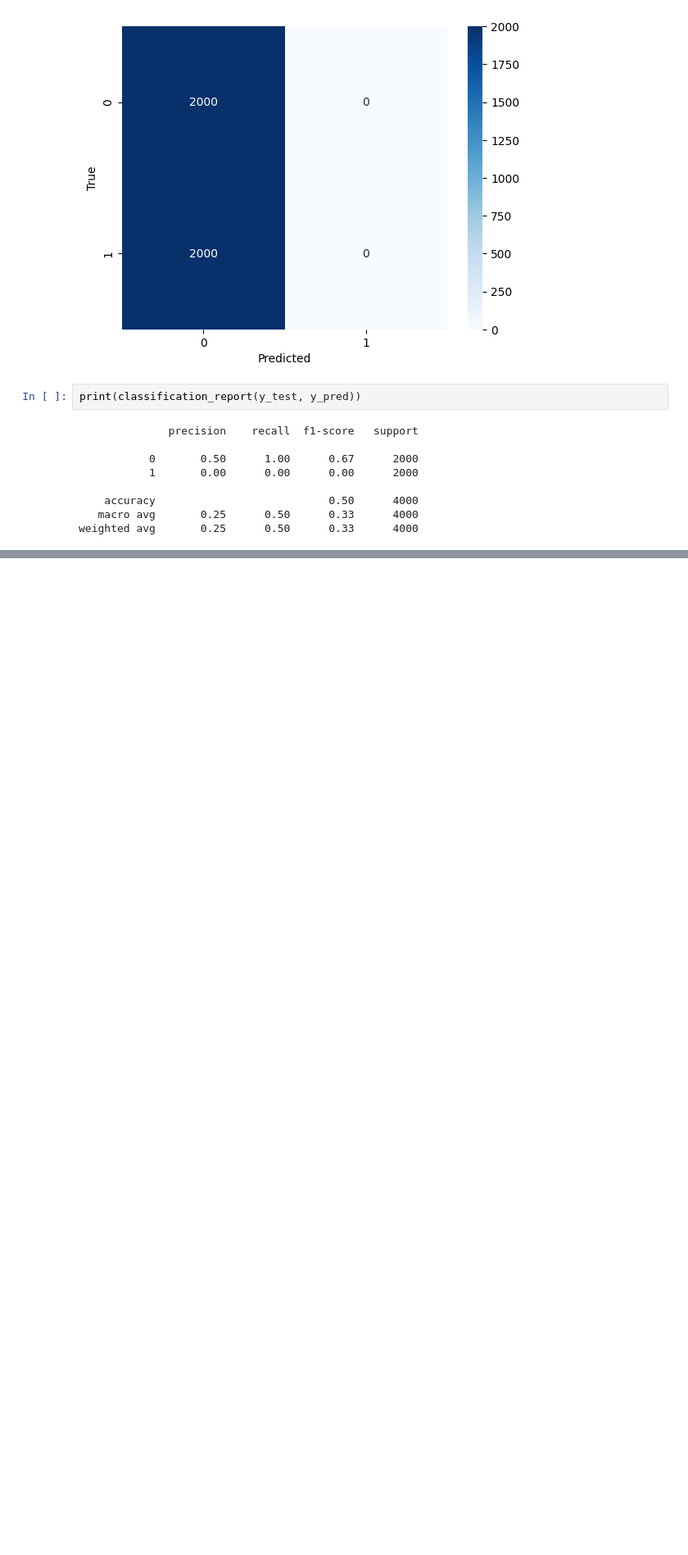
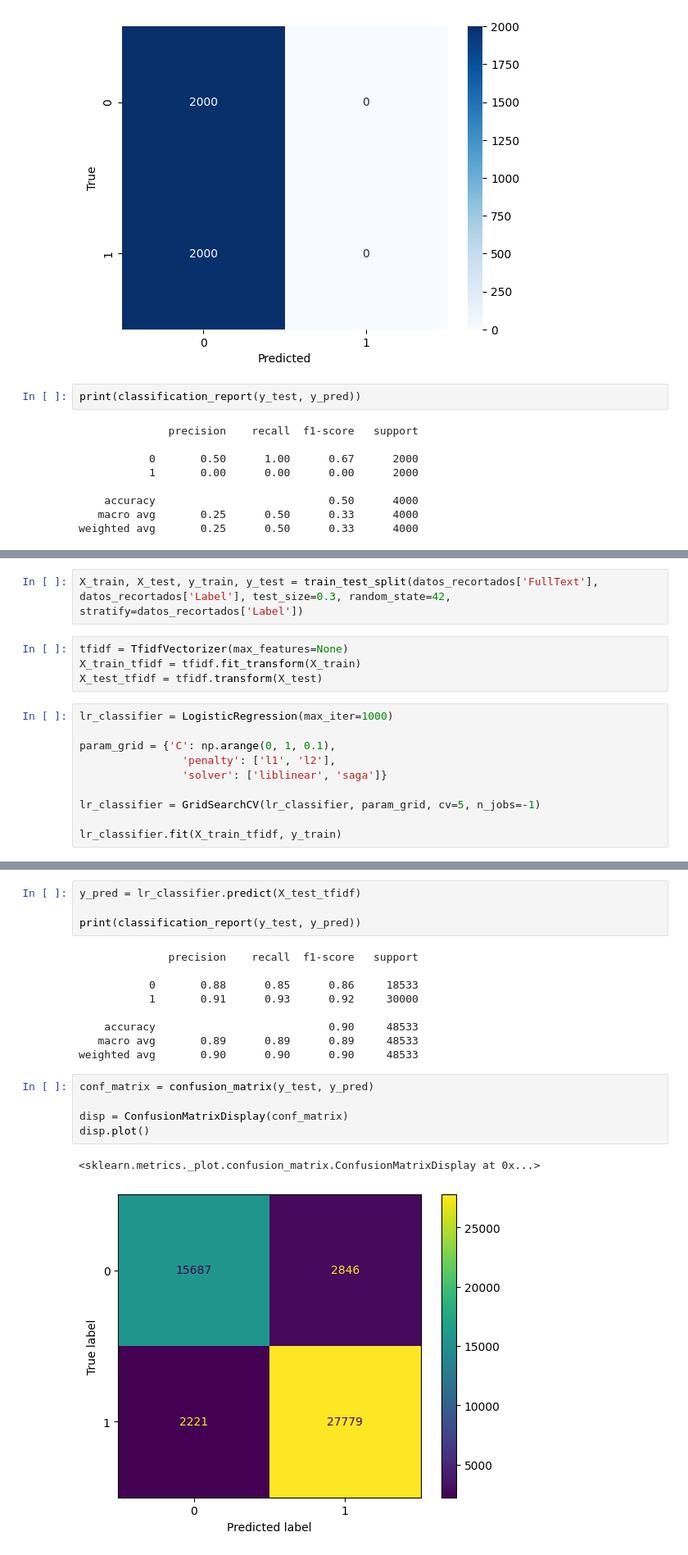
Before and after one commit to jmartingv/nlp-clasifier, a Jupyter notebook: notebook.ipynb, the cells around one changed output, grey strips where cells are left out. Shown at 82% size. Drawn from its saved outputs; the diff is of its cells as text; blank space fills up the shorter version.

```diff
--- a/notebook.ipynb
+++ b/notebook.ipynb
@@ -300,0 +304,16 @@ weighted avg       0.25      0.50      0.33      4000
+# %%
+X_train, X_test, y_train, y_test = train_test_split(datos_recortados['FullText'], datos_recortados['Label'], test_size=0.3, random_state=42, stratify=datos_recortados['Label'])
+# %%
+tfidf = TfidfVectorizer(max_features=None)
+X_train_tfidf = tfidf.fit_transform(X_train)
+X_test_tfidf = tfidf.transform(X_test)
+# %%
+lr_classifier = LogisticRegression(max_iter=1000)
+
+param_grid = {'C': np.arange(0, 1, 0.1),
+                'penalty': ['l1', 'l2'],
+                'solver': ['liblinear', 'saga']}
+
+lr_classifier = GridSearchCV(lr_classifier, param_grid, cv=5, n_jobs=-1)
+
+lr_classifier.fit(X_train_tfidf, y_train)
@@ -300,0 +354,21 @@ weighted avg       0.25      0.50      0.33      4000
+# %%
+y_pred = lr_classifier.predict(X_test_tfidf)
+
+print(classification_report(y_test, y_pred))
+# %% [output]
+              precision    recall  f1-score   support
+
+           0       0.88      0.85      0.86     18533
+           1       0.91      0.93      0.92     30000
+
+    accuracy                           0.90     48533
+   macro avg       0.89      0.89      0.89     48533
+weighted avg       0.90      0.90      0.90     48533
+# %%
+conf_matrix = confusion_matrix(y_test, y_pred)
+
+disp = ConfusionMatrixDisplay(conf_matrix)
+disp.plot()
+# %% [output]
+<sklearn.metrics._plot.confusion_matrix.ConfusionMatrixDisplay at 0x...>
+[figure, added]
```
Also changed, not shown: parts of 4 cells of this notebook.
